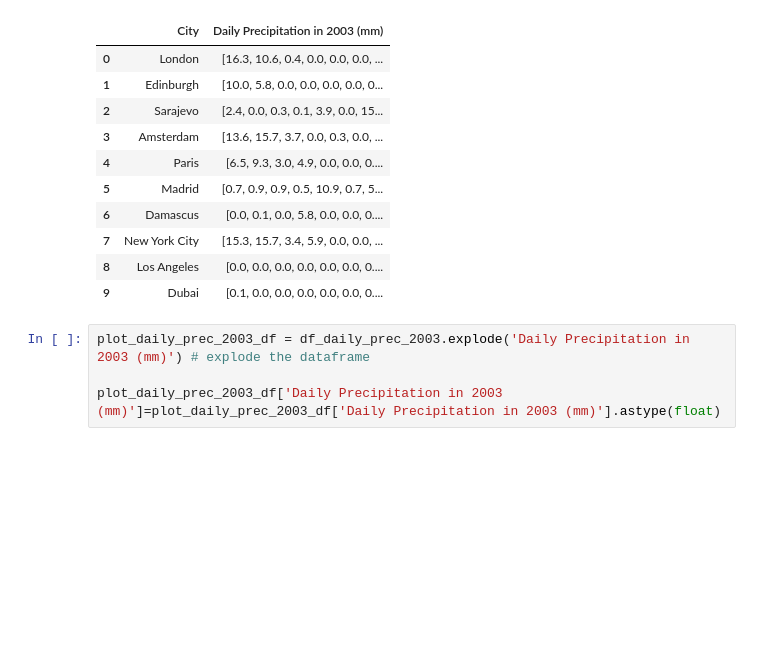
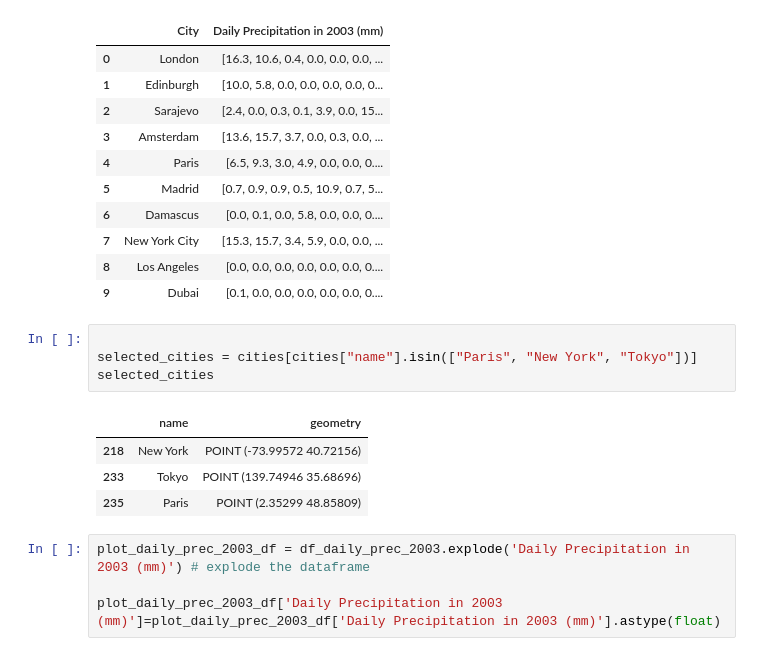
Before and after one commit to nadiabegic/global-weather-analysis, a Jupyter notebook: code/NB02 - Data Analysis.ipynb, the cells around one changed output. Drawn from its saved outputs; the diff is of its cells as text; blank space fills up the shorter version.

```diff
--- a/code/NB02 - Data Analysis.ipynb
+++ b/code/NB02 - Data Analysis.ipynb
@@ -319,6 +333,15 @@ df_daily_prec_2003
 | 7 | New York City | [15.3, 15.7, 3.4, 5.9, 0.0, 0.0, ... |
 | 8 | Los Angeles | [0.0, 0.0, 0.0, 0.0, 0.0, 0.0, 0.... |
 | 9 | Dubai | [0.1, 0.0, 0.0, 0.0, 0.0, 0.0, 0.... |
+# %%
+
+selected_cities = cities[cities["name"].isin(["Paris", "New York", "Tokyo"])]
+selected_cities
+# %% [output]
+|  | name | geometry |
+| 218 | New York | POINT (-73.99572 40.72156) |
+| 233 | Tokyo | POINT (139.74946 35.68696) |
+| 235 | Paris | POINT (2.35299 48.85809) |
 # %%
 plot_daily_prec_2003_df = df_daily_prec_2003.explode('Daily Precipitation in 2003 (mm)') # explode the dataframe
 
```
Also changed, not shown: parts of 2 cells of this notebook.
